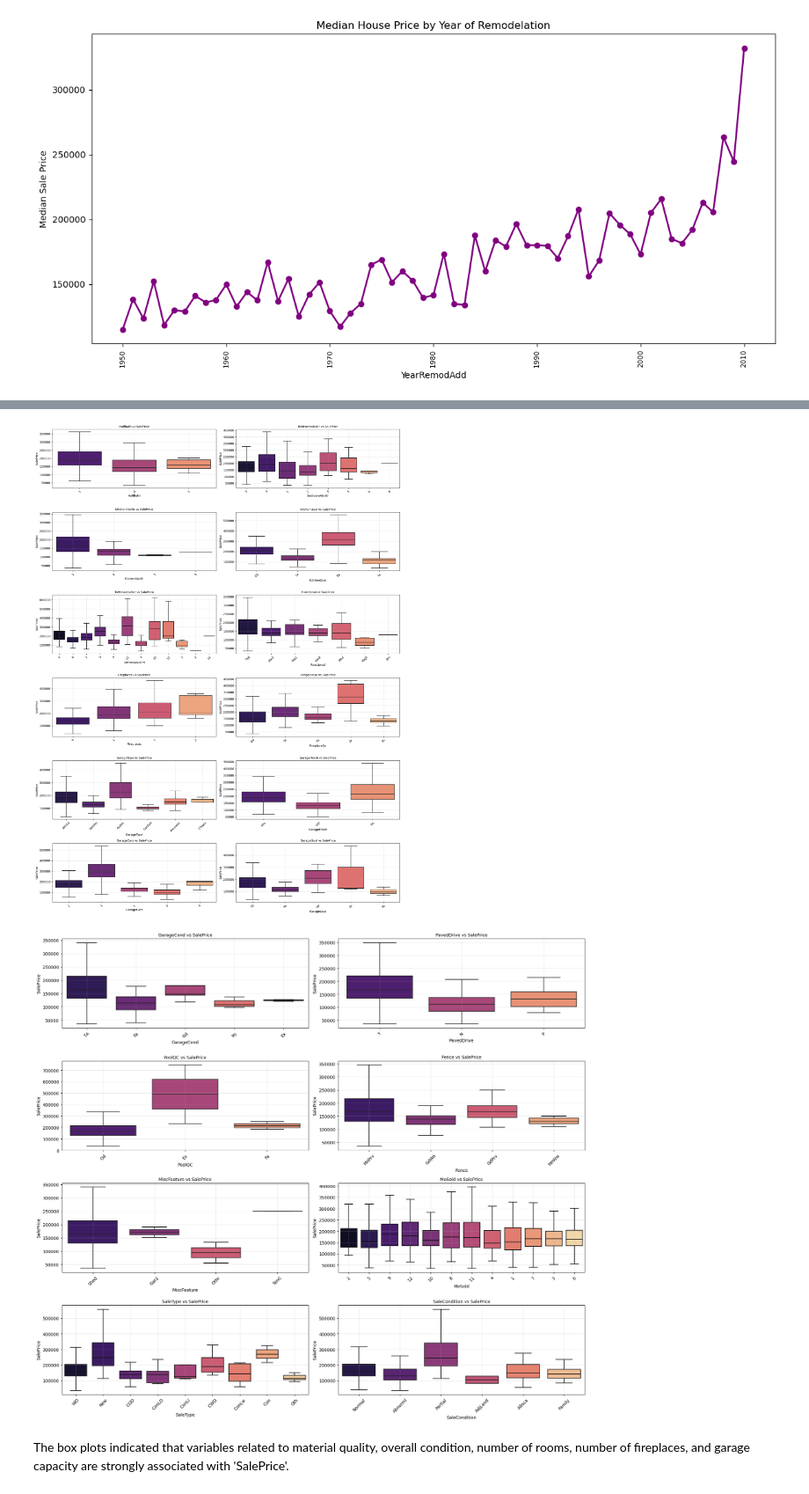
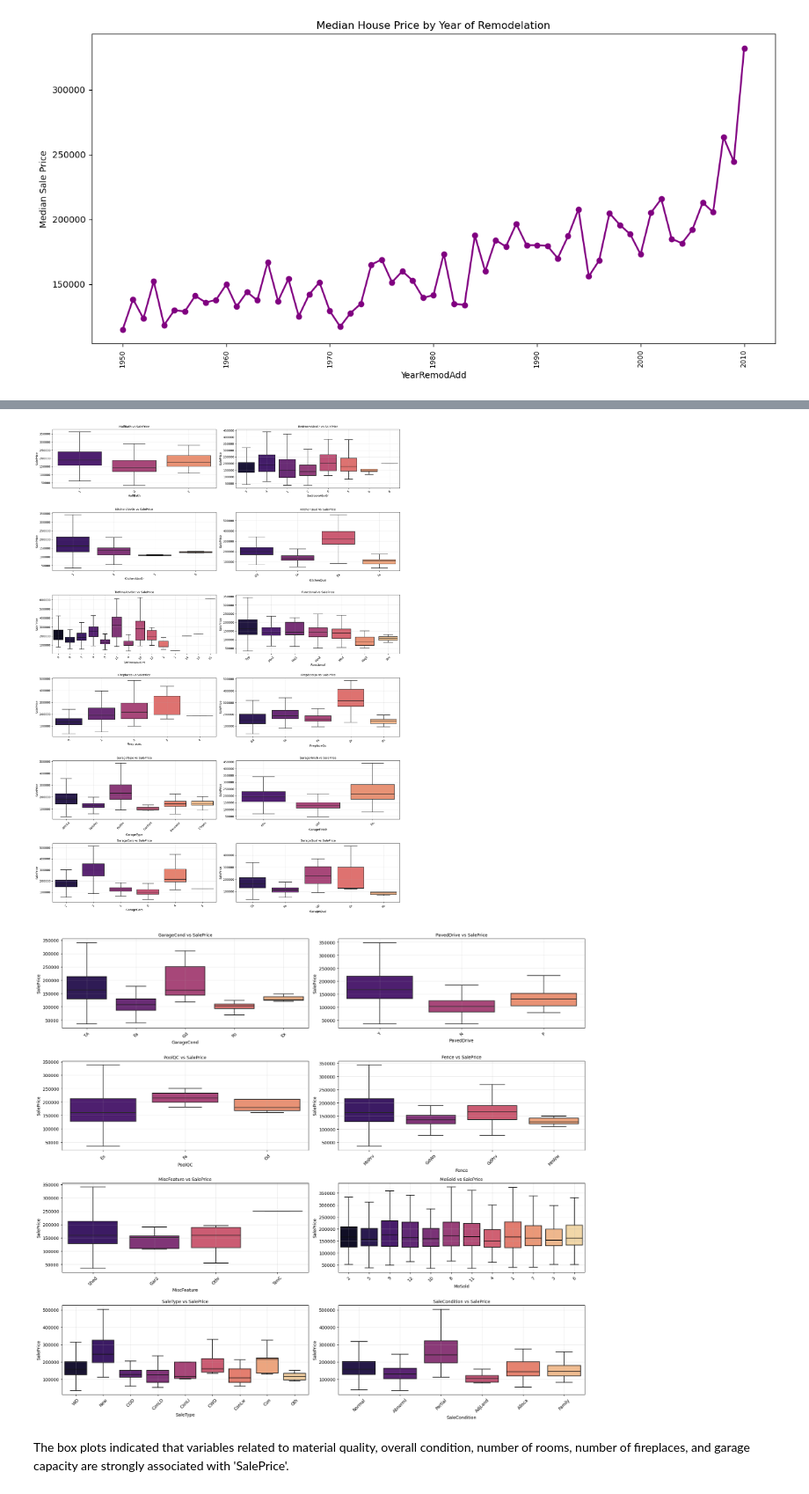
Before and after one commit to lmacakova/prices, a Jupyter notebook: house_price_prediction.ipynb, the cells around one changed output, grey strips where cells are left out. Shown at 88% size. Cells and saved outputs as stored; diff of their text form; code cells hidden in the pictures.

```diff
--- a/house_price_prediction.ipynb
+++ b/house_price_prediction.ipynb
@@ -215,7 +205,7 @@ int_to_strings = ['MSSubClass', 'OverallQual', 'OverallCond', 'MoSold', 'BsmtFul
 
 float_to_int = ['LotFrontage', 'MasVnrArea', 'BsmtFinSF1', 'BsmtFinSF2',
                 'BsmtUnfSF', 'TotalBsmtSF', 'BsmtFullBath', 'BsmtHalfBath',
-                'GarageCars', 'GarageArea', 'GarageYrBlt', 'YrSold']
+                'GarageCars', 'GarageArea', 'GarageYrBlt', 'YrSold', 'YearBuilt', 'YearRemodAdd']
 
 # only convert columns that exist (safer)
 float_to_int = [c for c in float_to_int if c in eda_ds.columns]
@@ -248,3 +238,8 @@ memory usage: 923.9+ KB
+# %%
+# creating train dataset for eda
+n_train = train_ds.shape[0]
+
+eda_train_ds = eda_ds.iloc[:n_train].copy()
 # %% [markdown]
 ## EDA
 Exploratory Data Analysis (EDA) is conducted to gain insight into the distributions and characteristics of the dataset prior to modeling. Visualization techniques play a key role in identifying skewness, sparsity, outliers, and potential data quality issues.
@@ -345,7 +369,7 @@ Positive or negative correlations may. be observed as diagonally. increasing or
 Scatterplots:
 # %%
 # Create scatterplots for all numerical variables against SalePrice
-numerical_cols = eda_ds.select_dtypes(include=['int64', 'float']).columns.tolist()
+numerical_cols = eda_train_ds.select_dtypes(include=['int64', 'float']).columns.tolist()
 
 numerical_cols.remove('YearBuilt')  # Remove  some variables
 numerical_cols.remove('YearRemodAdd')
@@ -360,7 +384,7 @@ fig, axes = plt.subplots(n_rows, n_cols, figsize=(15,  4* n_rows))
 axes = axes.flatten()
 
 for ax, col in zip(axes, numerical_cols):
-    subset = eda_ds[train_ds[col] > 0]
+    subset = eda_train_ds[eda_train_ds[col] > 0]
 
     sns.scatterplot(
         data=subset,
@@ -403,7 +427,7 @@ plt.show()
 # %% [output]
 [figure]
 # %%
-yr_remod_add_price=eda_ds.groupby('YearRemodAdd')['SalePrice'].median()
+yr_remod_add_price=eda_train_ds.groupby('YearRemodAdd')['SalePrice'].median()
 xticks = yr_remod_add_price.index[yr_remod_add_price.index % 10 == 0]
 plt.figure(figsize=(12, 6))
 ax = yr_remod_add_price.plot(kind='line', marker='o', linewidth=2, color='purple')
@@ -459,7 +483,7 @@ I used box plots to examine the relationship between categorical variables and t
 Boxplots:
 # %%
 
-cat_cols = eda_ds.select_dtypes(include=["object"]).columns.tolist()
+cat_cols = eda_train_ds.select_dtypes(include=["object"]).columns.tolist()
 
 n_cols = 2
 plots_per_fig = 12  # 12 plots per figure (6 rows x 2 cols)
@@ -490,5 +514,5 @@ for i in range(0, len(cat_cols), plots_per_fig):
-[figure, old version]
+[figure, new version]
-[figure, old version]
+[figure, new version]
 # %% [markdown]
 The box plots indicated that variables related to material quality, overall condition, number of rooms, number of fireplaces, and garage capacity are strongly associated with 'SalePrice'.
 # %% [markdown]
```
Also changed, not shown: parts of 29 cells of this notebook.
